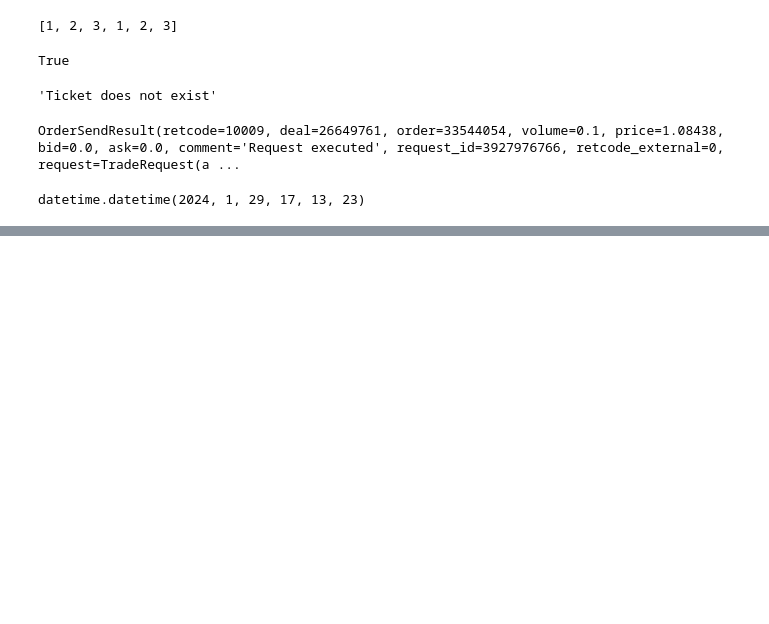
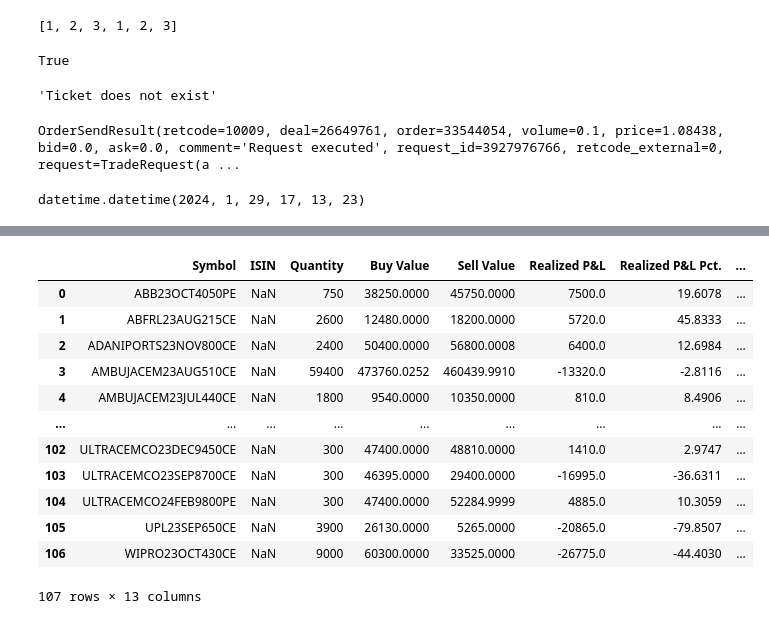
Before and after one commit to AlphaNumeriq-Sourav/DemoMultipleSignalsSourav, a Jupyter notebook: sample.ipynb, the cells around one changed output, grey strips where cells are left out. Saved outputs shown, nothing was run; the diff lists cells and outputs as text; code cells hidden in the pictures; blank space fills up the shorter version.

```diff
--- a/sample.ipynb
+++ b/sample.ipynb
@@ -147,0 +193,4 @@ datetime.datetime(2024, 1, 29, 11, 43, 43)
+# %%
+pnl = pd.read_excel(r"C:\Users\soura\Downloads\pnl_kite.xlsx")
+# %%
+pnl  = pnl[pnl.Symbol.str.find("BANKNIFTY") < 0].reset_index(drop=True)
@@ -147,0 +201,16 @@ datetime.datetime(2024, 1, 29, 11, 43, 43)
+# %%
+pnl
+# %% [output]
+|  | Symbol | ISIN | Quantity | Buy Value | Sell Value | Realized P&L | Realized P&L Pct. | ... |
+| 0 | ABB23OCT4050PE | NaN | 750 | 38250.0000 | 45750.0000 | 7500.0 | 19.6078 | ... |
+| 1 | ABFRL23AUG215CE | NaN | 2600 | 12480.0000 | 18200.0000 | 5720.0 | 45.8333 | ... |
+| 2 | ADANIPORTS23NOV800CE | NaN | 2400 | 50400.0000 | 56800.0008 | 6400.0 | 12.6984 | ... |
+| 3 | AMBUJACEM23AUG510CE | NaN | 59400 | 473760.0252 | 460439.9910 | -13320.0 | -2.8116 | ... |
+| 4 | AMBUJACEM23JUL440CE | NaN | 1800 | 9540.0000 | 10350.0000 | 810.0 | 8.4906 | ... |
+| ... | ... | ... | ... | ... | ... | ... | ... | ... |
+| 102 | ULTRACEMCO23DEC9450CE | NaN | 300 | 47400.0000 | 48810.0000 | 1410.0 | 2.9747 | ... |
+| 103 | ULTRACEMCO23SEP8700CE | NaN | 300 | 46395.0000 | 29400.0000 | -16995.0 | -36.6311 | ... |
+| 104 | ULTRACEMCO24FEB9800PE | NaN | 300 | 47400.0000 | 52284.9999 | 4885.0 | 10.3059 | ... |
+| 105 | UPL23SEP650CE | NaN | 3900 | 26130.0000 | 5265.0000 | -20865.0 | -79.8507 | ... |
+| 106 | WIPRO23OCT430CE | NaN | 9000 | 60300.0000 | 33525.0000 | -26775.0 | -44.4030 | ... |
+107 rows × 13 columns
```
Also changed, not shown: parts of 26 cells of this notebook, 7 other files.
